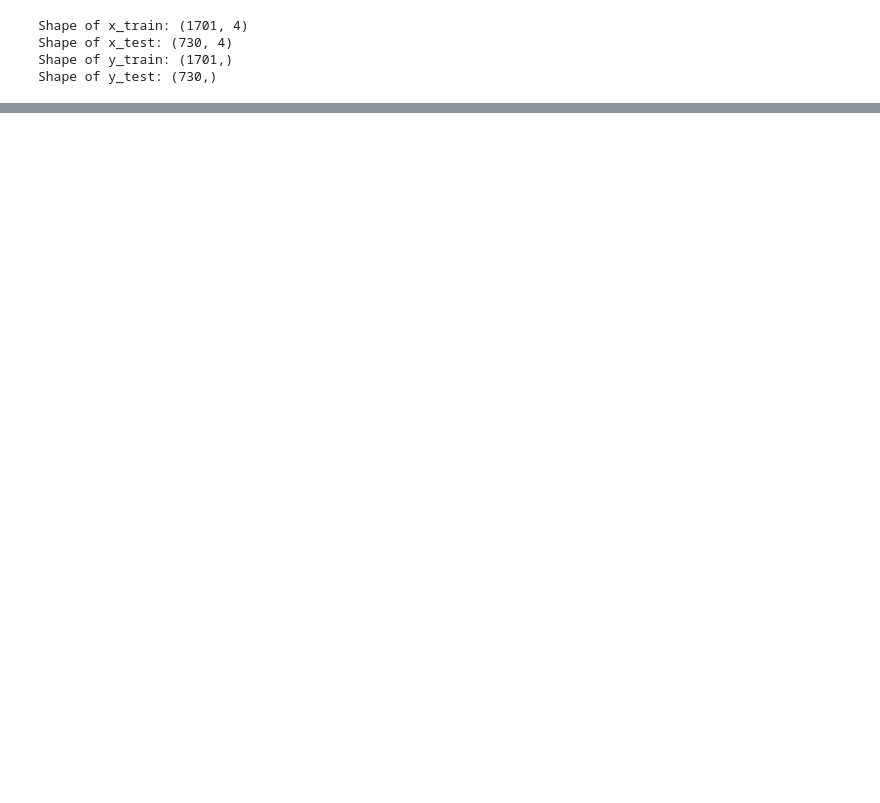
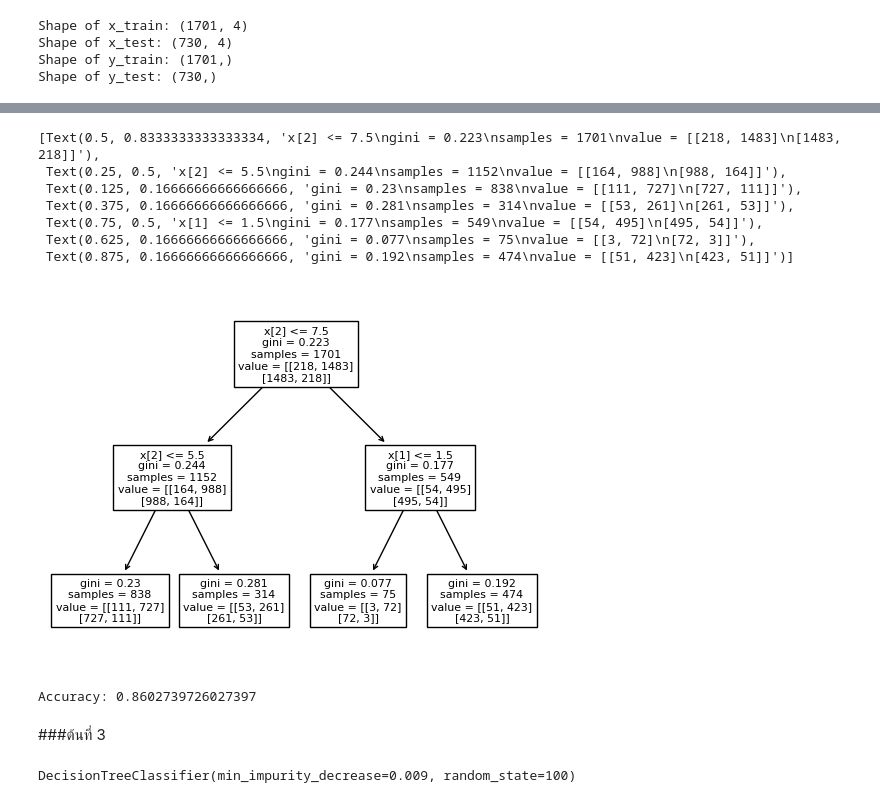
Before and after one commit to Thippawan72/BSC_DPDM23, a Jupyter notebook: Group_project2.ipynb, the cells around one changed output, grey strips where cells are left out. Cells and saved outputs as stored; diff of their text form; code cells hidden in the pictures; blank space fills up the shorter version.

```diff
--- a/Group_project2.ipynb
+++ b/Group_project2.ipynb
@@ -2043,0 +2103,3 @@ tree.plot_tree(clf_entropy)
+# %%
+clf_entropy2 = DecisionTreeClassifier(criterion="gini", random_state=100, max_depth=2, min_samples_leaf=2)
+clf_entropy2.fit(X_train, y_train_encoded)
@@ -2043,0 +2119,23 @@ tree.plot_tree(clf_entropy)
+# %%
+tree.plot_tree(clf_entropy2)
+# %% [output]
+[Text(0.5, 0.8333333333333334, 'x[2] <= 7.5\ngini = 0.223\nsamples = 1701\nvalue = [[218, 1483]\n[1483, 218]]'),
+ Text(0.25, 0.5, 'x[2] <= 5.5\ngini = 0.244\nsamples = 1152\nvalue = [[164, 988]\n[988, 164]]'),
+ Text(0.125, 0.16666666666666666, 'gini = 0.23\nsamples = 838\nvalue = [[111, 727]\n[727, 111]]'),
+ Text(0.375, 0.16666666666666666, 'gini = 0.281\nsamples = 314\nvalue = [[53, 261]\n[261, 53]]'),
+ Text(0.75, 0.5, 'x[1] <= 1.5\ngini = 0.177\nsamples = 549\nvalue = [[54, 495]\n[495, 54]]'),
+ Text(0.625, 0.16666666666666666, 'gini = 0.077\nsamples = 75\nvalue = [[3, 72]\n[72, 3]]'),
+ Text(0.875, 0.16666666666666666, 'gini = 0.192\nsamples = 474\nvalue = [[51, 423]\n[423, 51]]')]
+[figure, added]
+# %%
+accuracy2 = accuracy_score(y_test_encoded, y_pred_en2)
+print("Accuracy:", accuracy2)
+# %% [output]
+Accuracy: 0.8602739726027397
+# %% [markdown]
+###ต้นที่ 3
+# %%
+clf_entropy3 = DecisionTreeClassifier(criterion="gini", random_state=100, min_impurity_decrease=0.009)
+clf_entropy3.fit(X_train, y_train_encoded)
+# %% [output]
+DecisionTreeClassifier(min_impurity_decrease=0.009, random_state=100)
```
Also changed, not shown: parts of 48 cells of this notebook.
